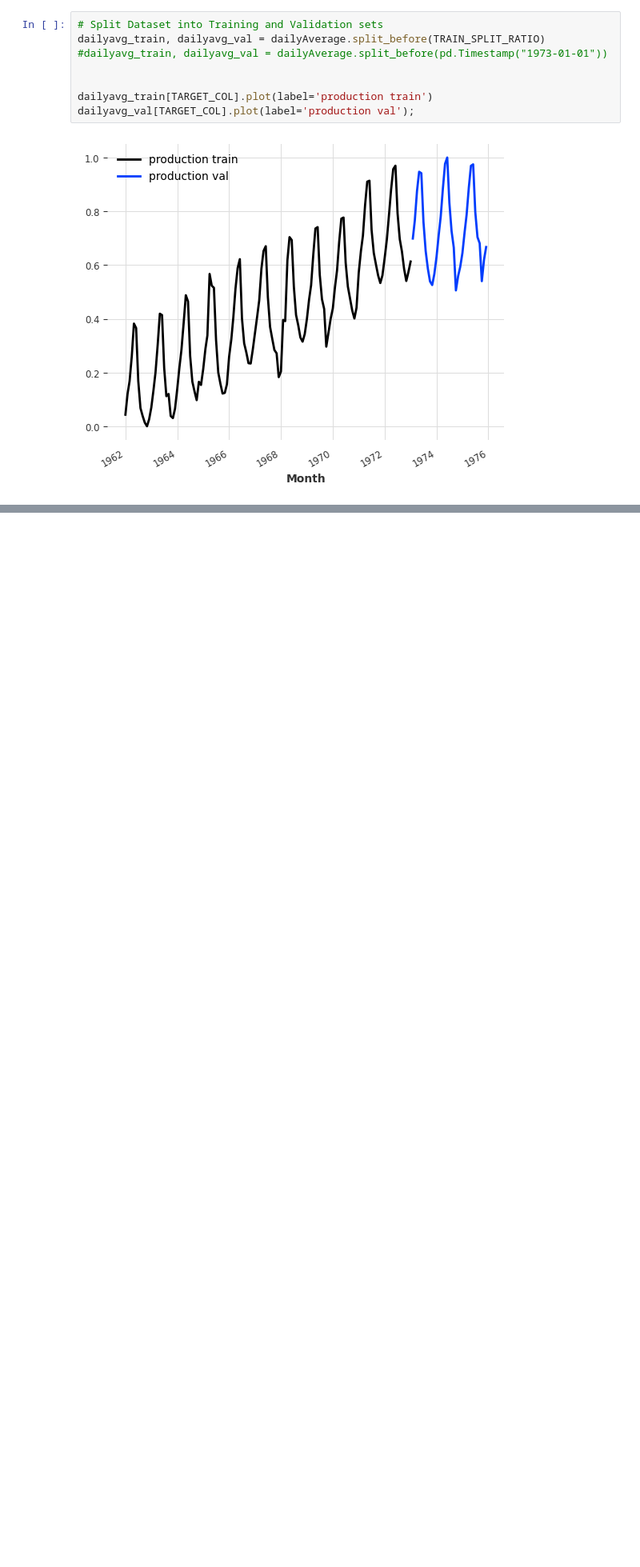
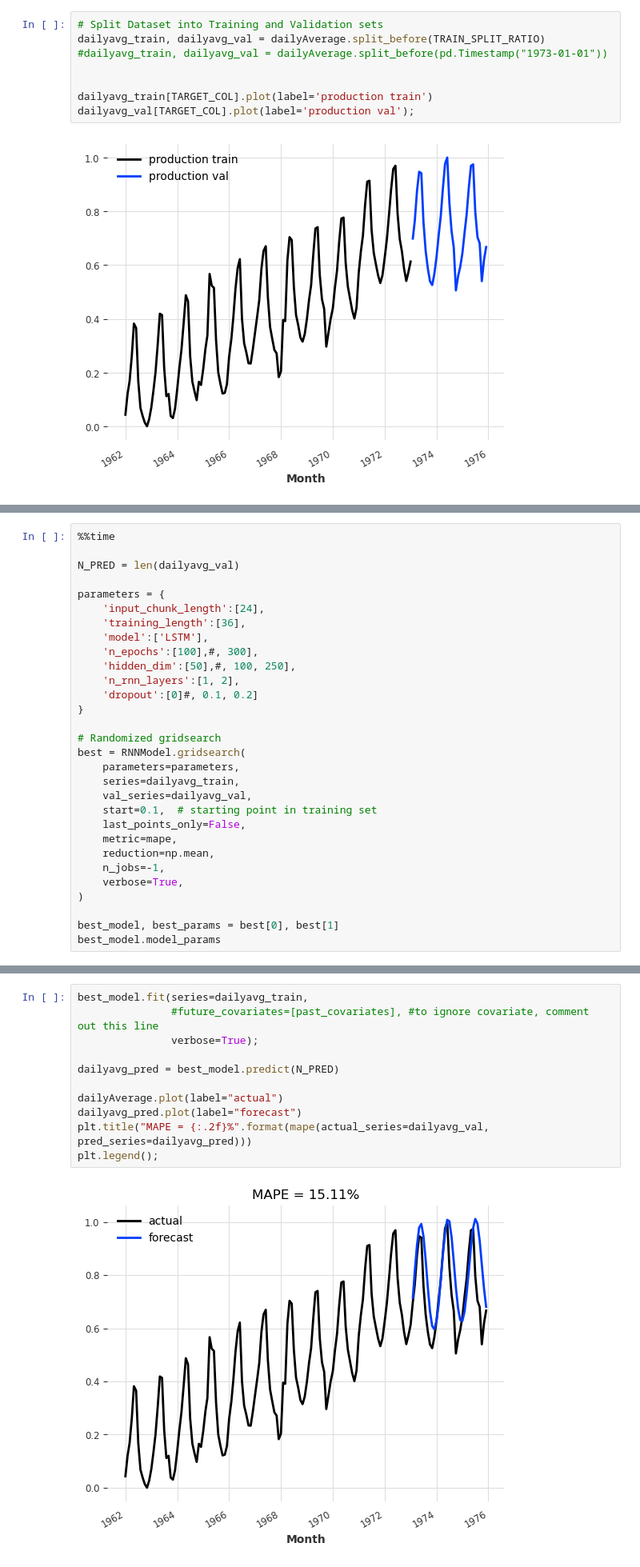
Before and after one commit to igerardoh/timeseries-production-forecast, a Jupyter notebook: code/RNN_LSTM_daily.ipynb, the cells around one changed output, grey strips where cells are left out. Shown at 80% size. Cells and saved outputs as stored; diff of their text form; blank space fills up the shorter version.

```diff
--- a/code/1D_ExponentialSmoothing_daily.ipynb
+++ b/code/RNN_LSTM_daily.ipynb
@@ -243,0 +215,30 @@ print(f" MSE: {MSE}\n RMSE: {RMSE}\n MAE: {MAE}\n MAPE: {MAPE}\n R2: {R2}")
+# %%
+%%time
+
+N_PRED = len(dailyavg_val)
+
+parameters = {
+    'input_chunk_length':[24],
+    'training_length':[36],
+    'model':['LSTM'],
+    'n_epochs':[100],#, 300],
+    'hidden_dim':[50],#, 100, 250],
+    'n_rnn_layers':[1, 2],
+    'dropout':[0]#, 0.1, 0.2]
+}
+
+# Randomized gridsearch
+best = RNNModel.gridsearch(
+    parameters=parameters,
+    series=dailyavg_train,
+    val_series=dailyavg_val,
+    start=0.1,  # starting point in training set
+    last_points_only=False,
+    metric=mape,
+    reduction=np.mean,
+    n_jobs=-1,
+    verbose=True,
+)
+
+best_model, best_params = best[0], best[1]
+best_model.model_params
@@ -243,0 +256,13 @@ print(f" MSE: {MSE}\n RMSE: {RMSE}\n MAE: {MAE}\n MAPE: {MAPE}\n R2: {R2}")
+# %%
+best_model.fit(series=dailyavg_train,
+               #future_covariates=[past_covariates], #to ignore covariate, comment out this line
+               verbose=True);
+
+dailyavg_pred = best_model.predict(N_PRED)
+
+dailyAverage.plot(label="actual")
+dailyavg_pred.plot(label="forecast")
+plt.title("MAPE = {:.2f}%".format(mape(actual_series=dailyavg_val, pred_series=dailyavg_pred)))
+plt.legend();
+# %% [output]
+[figure, added]
```
Also changed, not shown: parts of 13 cells of this notebook, 5 other files.
